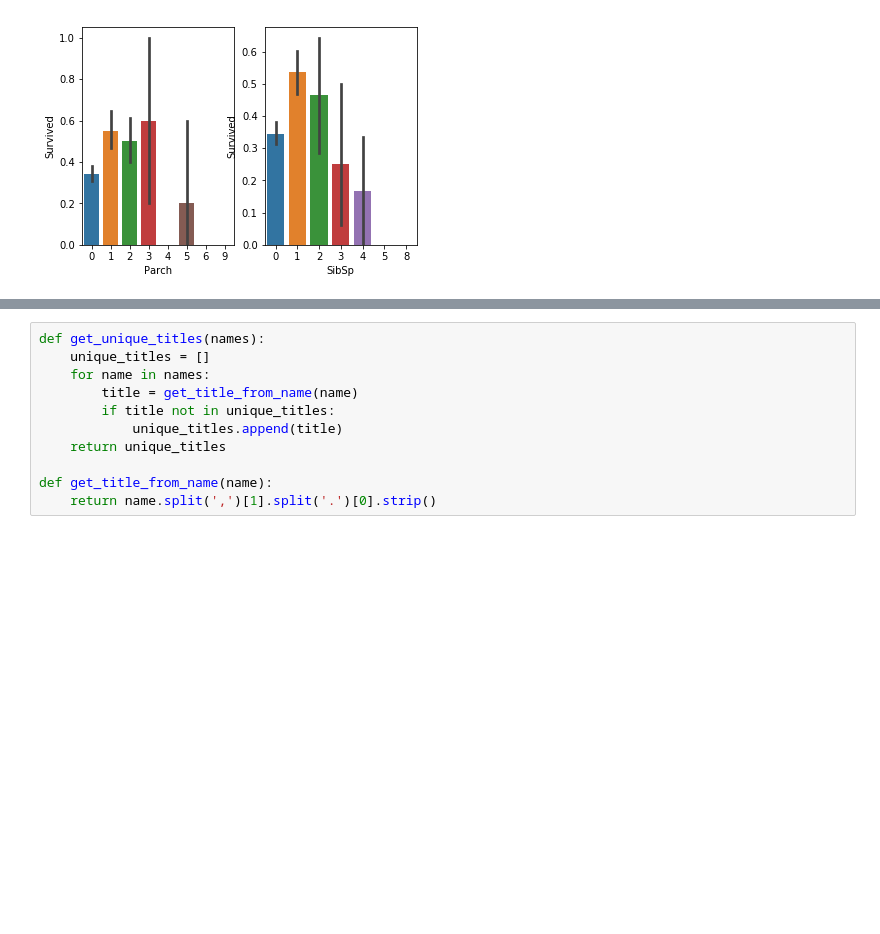
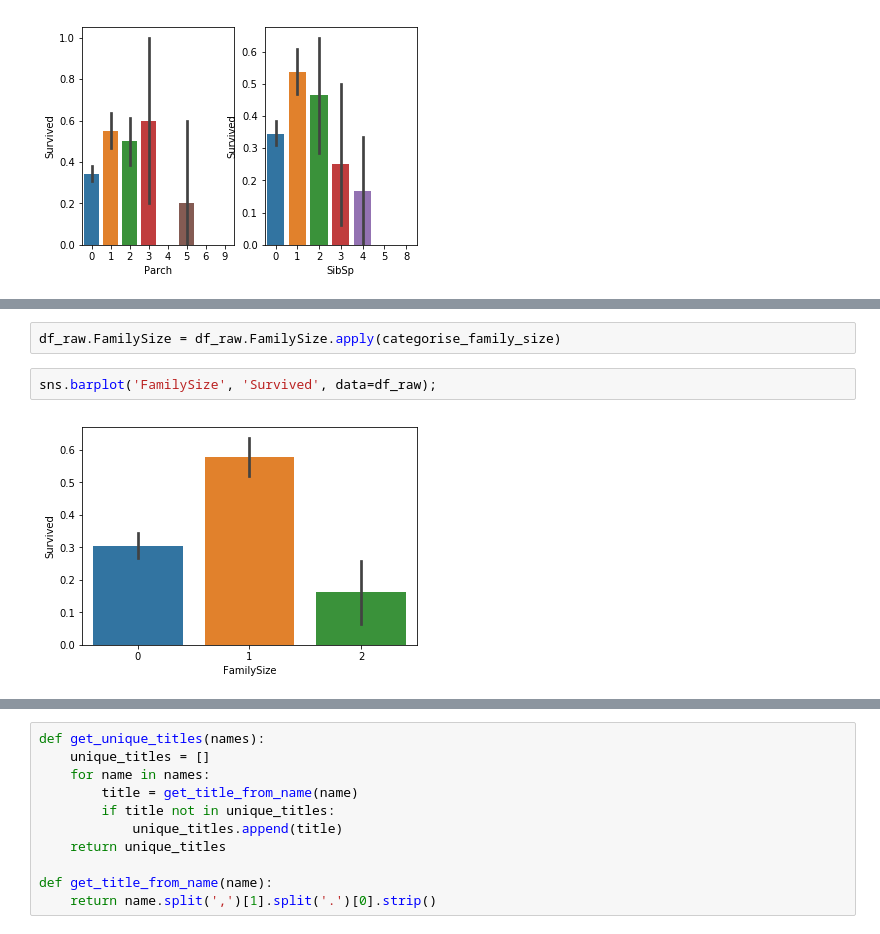
Before and after one commit to dj325/titanic_ensemble, a Jupyter notebook: titanic_reg.ipynb, the cells around one changed output, grey strips where cells are left out. Saved outputs shown, nothing was run; the diff lists cells and outputs as text; blank space fills up the shorter version.

```diff
--- a/titanic_reg.ipynb
+++ b/titanic_reg.ipynb
@@ -138,0 +166,6 @@ sns.barplot('SibSp','Survived',data=df_raw);
+# %%
+df_raw.FamilySize = df_raw.FamilySize.apply(categorise_family_size)
+# %%
+sns.barplot('FamilySize', 'Survived', data=df_raw);
+# %% [output]
+[figure, added]
```
Also changed, not shown: parts of 75 cells of this notebook.
